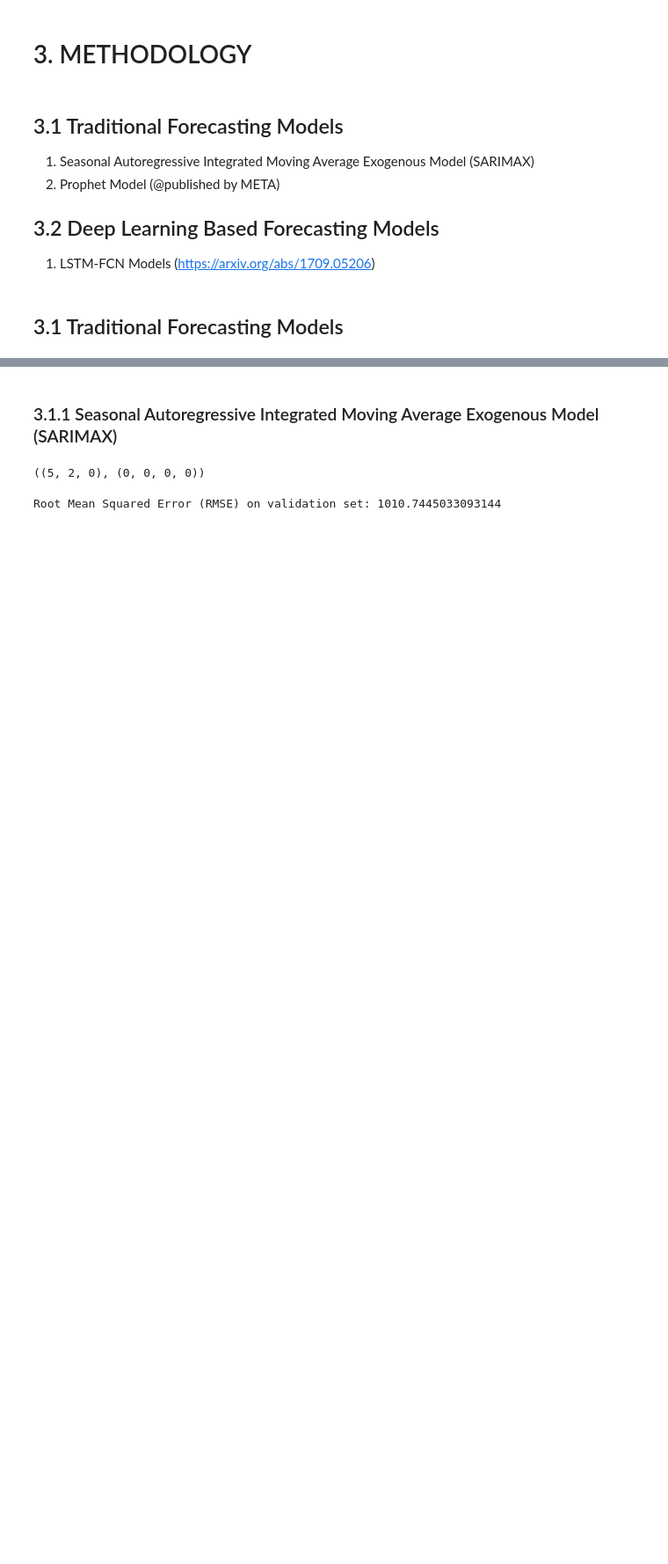
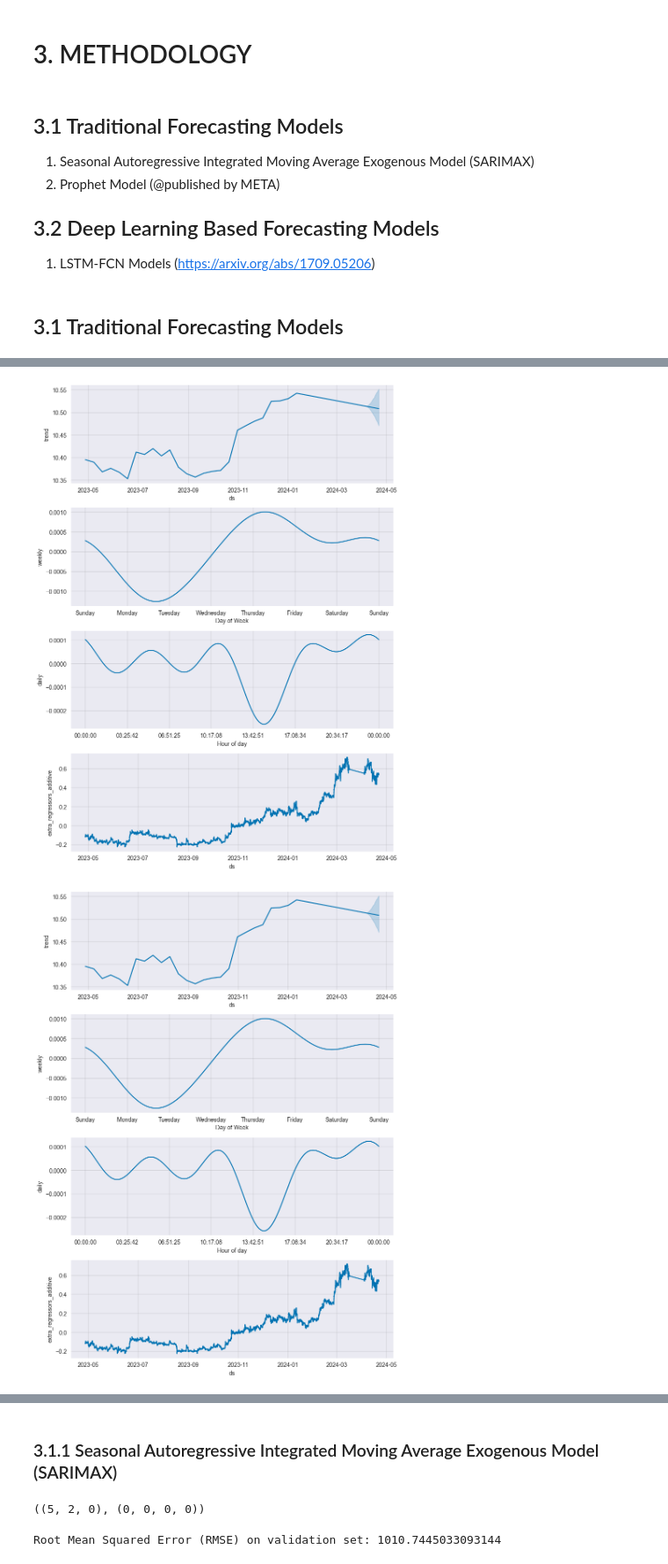
Before and after one commit to emrecobann/SurfingBTCWaves, a Jupyter notebook: SurfingBTC.ipynb, the cells around one changed output, grey strips where cells are left out. Shown at 88% size. Drawn from its saved outputs; the diff is of its cells as text; code cells hidden in the pictures; blank space fills up the shorter version.

```diff
--- a/SurfingBTC.ipynb
+++ b/SurfingBTC.ipynb
@@ -368,0 +453,5 @@ X_train.index[0],  X_val.index[0], X_test.index[0]
+# %%
+prophet_model.plot_components(forecast_data)
+# %% [output]
+[figure, added]
+[figure, added]
```
Also changed, not shown: parts of 27 cells of this notebook.
